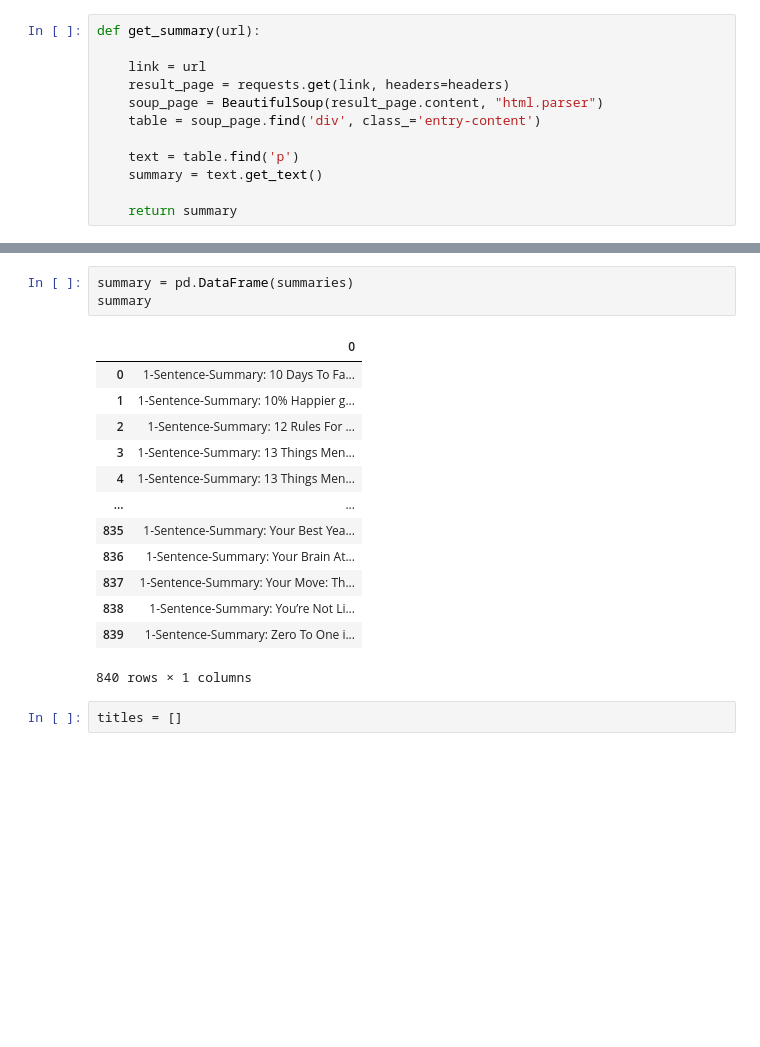
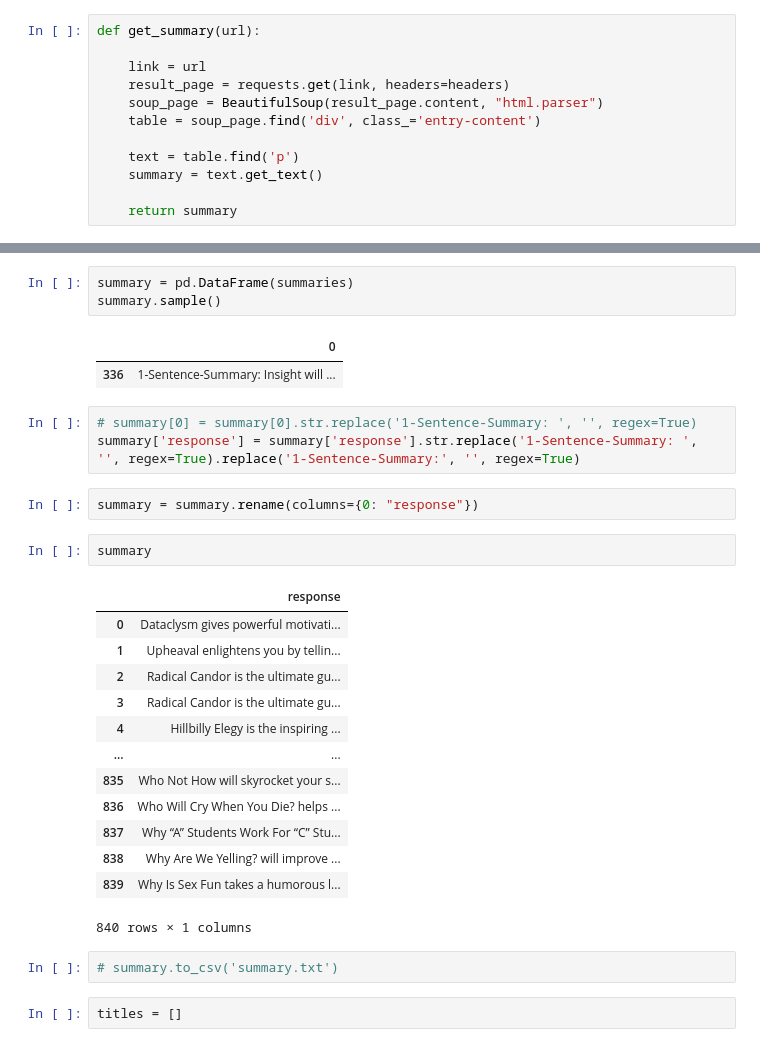
Before and after one commit to elaineye117/book_search_and_recommendation, a Jupyter notebook: 650data.ipynb, the cells around one changed output, grey strips where cells are left out. Drawn from its saved outputs; the diff is of its cells as text; blank space fills up the shorter version.

```diff
--- a/650data.ipynb
+++ b/650data.ipynb
@@ -41,20 +44,32 @@ for sum in tqdm(booklisturl):
 # %%
 summary = pd.DataFrame(summaries)
-summary
+summary.sample()
 # %% [output]
 |  | 0 |
-| 0 | 1-Sentence-Summary: 10 Days To Fa... |
-| 1 | 1-Sentence-Summary: 10% Happier g... |
-| 2 | 1-Sentence-Summary: 12 Rules For ... |
-| 3 | 1-Sentence-Summary: 13 Things Men... |
-| 4 | 1-Sentence-Summary: 13 Things Men... |
-| ... | ... |
-| 835 | 1-Sentence-Summary: Your Best Yea... |
-| 836 | 1-Sentence-Summary: Your Brain At... |
-| 837 | 1-Sentence-Summary: Your Move: Th... |
-| 838 | 1-Sentence-Summary: You’re Not Li... |
-| 839 | 1-Sentence-Summary: Zero To One i... |
+| 336 | 1-Sentence-Summary: Insight will ... |
-840 rows × 1 columns
+# %%
+# summary[0] = summary[0].str.replace('1-Sentence-Summary: ', '', regex=True)
+summary['response'] = summary['response'].str.replace('1-Sentence-Summary: ', '', regex=True).replace('1-Sentence-Summary:', '', regex=True)
+# %%
+summary = summary.rename(columns={0: "response"})
+# %%
+summary
+# %% [output]
+|  | response |
+| 0 | Dataclysm gives powerful motivati... |
+| 1 | Upheaval enlightens you by tellin... |
+| 2 | Radical Candor is the ultimate gu... |
+| 3 | Radical Candor is the ultimate gu... |
+| 4 | Hillbilly Elegy is the inspiring ... |
+| ... | ... |
+| 835 | Who Not How will skyrocket your s... |
+| 836 | Who Will Cry When You Die? helps ... |
+| 837 | Why “A” Students Work For “C” Stu... |
+| 838 | Why Are We Yelling? will improve ... |
+| 839 | Why Is Sex Fun takes a humorous l... |
+840 rows × 1 columns
+# %%
+# summary.to_csv('summary.txt')
 # %%
 titles = []
 # %%
```
Also changed, not shown: parts of 21 cells of this notebook, 14 other files.
